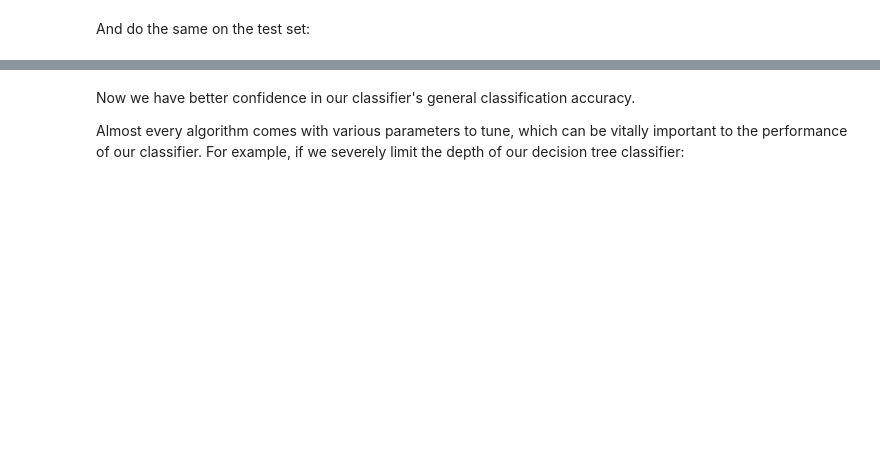
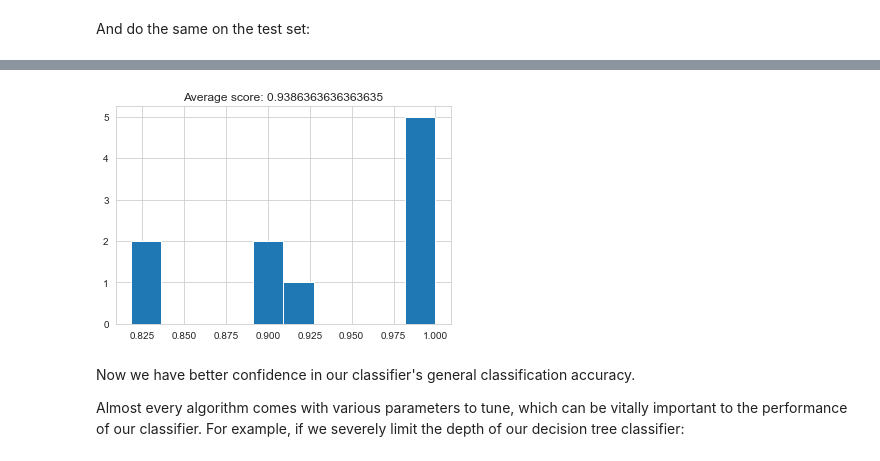
Before and after one commit to strvcom/ds-academy, a Jupyter notebook: lectures/01_lecture/motivational_example.ipynb, the cells around one changed output, grey strips where cells are left out. Saved outputs shown, nothing was run; the diff lists cells and outputs as text; code cells hidden in the pictures; blank space fills up the shorter version.

```diff
--- a/lectures/01_lecture/motivational_example.ipynb
+++ b/lectures/01_lecture/motivational_example.ipynb
@@ -234,5 +316,15 @@ Our model performs quite differently depending on the subset of the data it's tr
 
 This problem is the main reason that most data scientists perform _k-fold cross-validation_ on their models: Split the original data set into k subsets, use one of the subsets as the testing set, and the rest of the subsets are used as the training set. This process is then repeated k times such that each subset is used as the testing set exactly once.
+# %%
+import numpy as np
+from sklearn.model_selection import cross_val_score
+
+decision_tree_classifier = DecisionTreeClassifier(max_depth=2, max_features=3)
+cv_scores = cross_val_score(decision_tree_classifier, X_train, y_train, cv=10)
+plt.hist(cv_scores)
+plt.title('Average score: {}'.format(np.mean(cv_scores)));
+# %% [output]
+[figure, added]
 # %% [markdown]
 Now we have better confidence in our classifier's general classification accuracy.
 
```
Also changed, not shown: parts of 18 cells of this notebook, 2 other files.
